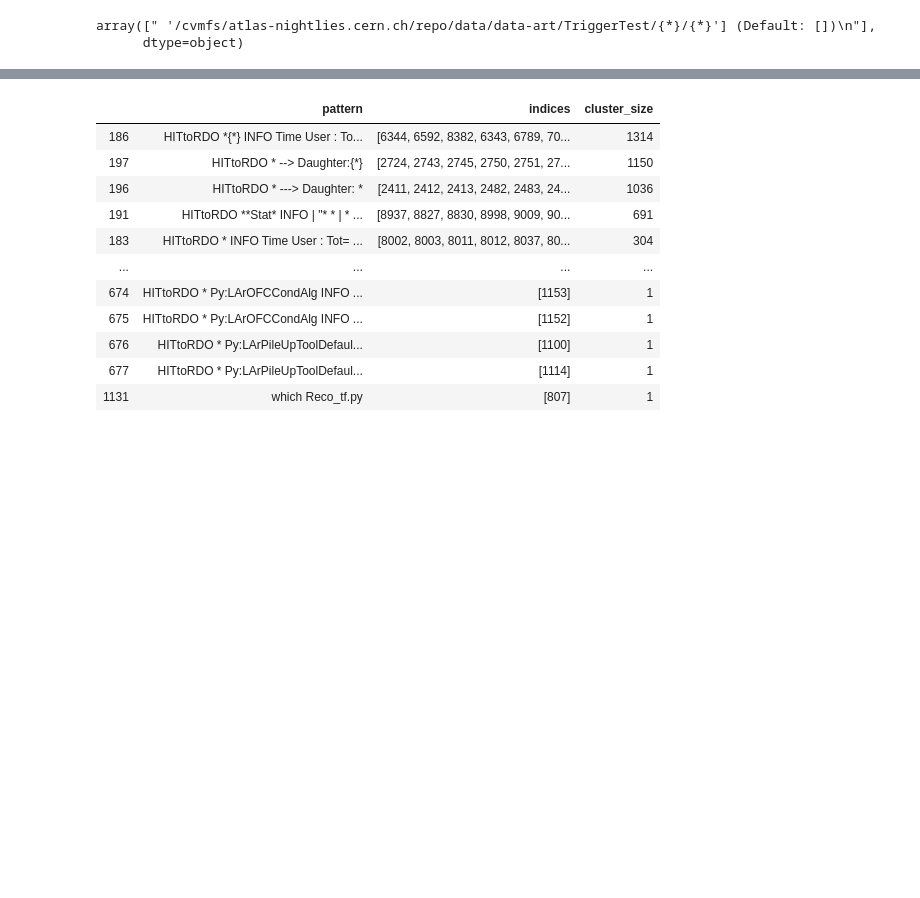
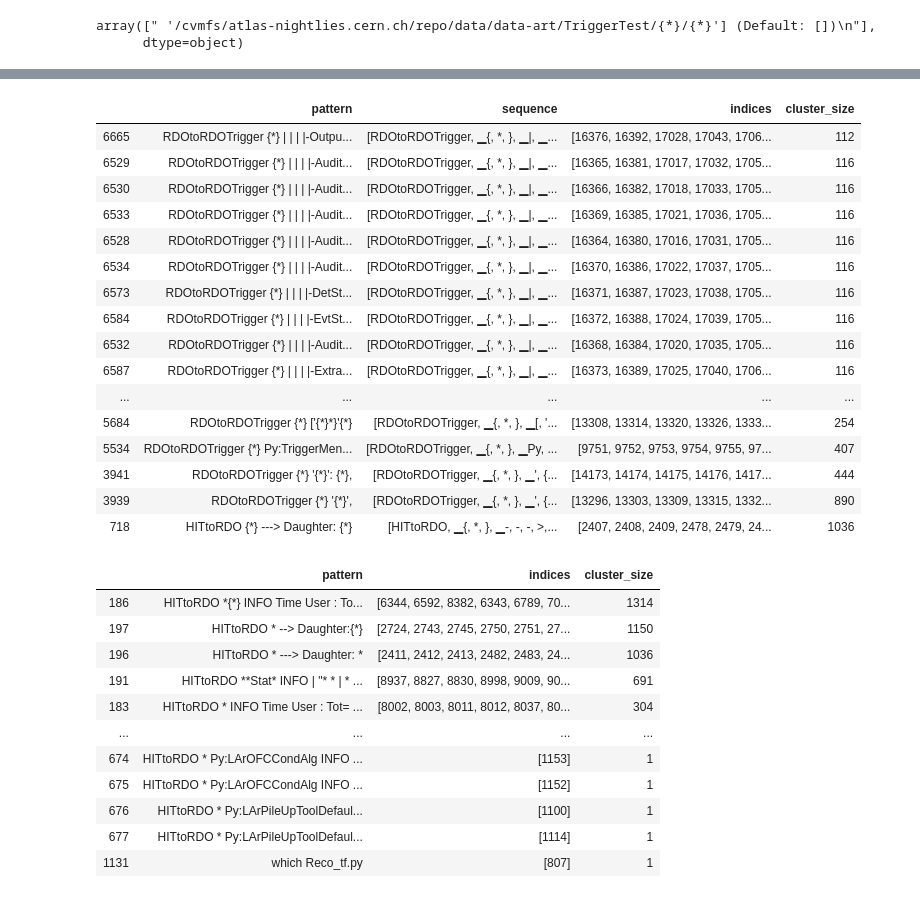
Before and after one commit to maria-grigorieva/ClusterLog, a Jupyter notebook: new_test.ipynb, the cells around one changed output, grey strips where cells are left out. Cells and saved outputs as stored; diff of their text form; code cells hidden in the pictures; blank space fills up the shorter version.

Commit message:
extended sent2vec + sequence lengths

```diff
--- a/new_test.ipynb
+++ b/new_test.ipynb
@@ -127,3 +159,23 @@ clusters
+# %%
+clusters.sort_values(by=['cluster_size'])
+# %% [output]
+|  | pattern | sequence | indices | cluster_size |
+| 6665 | RDOtoRDOTrigger {*} | | | |-Outpu... | [RDOtoRDOTrigger, ▁{, *, }, ▁|, ▁... | [16376, 16392, 17028, 17043, 1706... | 112 |
+| 6529 | RDOtoRDOTrigger {*} | | | |-Audit... | [RDOtoRDOTrigger, ▁{, *, }, ▁|, ▁... | [16365, 16381, 17017, 17032, 1705... | 116 |
+| 6530 | RDOtoRDOTrigger {*} | | | |-Audit... | [RDOtoRDOTrigger, ▁{, *, }, ▁|, ▁... | [16366, 16382, 17018, 17033, 1705... | 116 |
+| 6533 | RDOtoRDOTrigger {*} | | | |-Audit... | [RDOtoRDOTrigger, ▁{, *, }, ▁|, ▁... | [16369, 16385, 17021, 17036, 1705... | 116 |
+| 6528 | RDOtoRDOTrigger {*} | | | |-Audit... | [RDOtoRDOTrigger, ▁{, *, }, ▁|, ▁... | [16364, 16380, 17016, 17031, 1705... | 116 |
+| 6534 | RDOtoRDOTrigger {*} | | | |-Audit... | [RDOtoRDOTrigger, ▁{, *, }, ▁|, ▁... | [16370, 16386, 17022, 17037, 1705... | 116 |
+| 6573 | RDOtoRDOTrigger {*} | | | |-DetSt... | [RDOtoRDOTrigger, ▁{, *, }, ▁|, ▁... | [16371, 16387, 17023, 17038, 1705... | 116 |
+| 6584 | RDOtoRDOTrigger {*} | | | |-EvtSt... | [RDOtoRDOTrigger, ▁{, *, }, ▁|, ▁... | [16372, 16388, 17024, 17039, 1705... | 116 |
+| 6532 | RDOtoRDOTrigger {*} | | | |-Audit... | [RDOtoRDOTrigger, ▁{, *, }, ▁|, ▁... | [16368, 16384, 17020, 17035, 1705... | 116 |
+| 6587 | RDOtoRDOTrigger {*} | | | |-Extra... | [RDOtoRDOTrigger, ▁{, *, }, ▁|, ▁... | [16373, 16389, 17025, 17040, 1706... | 116 |
+| ... | ... | ... | ... | ... |
+| 5684 | RDOtoRDOTrigger {*} ['{*}*}'{*} | [RDOtoRDOTrigger, ▁{, *, }, ▁[, '... | [13308, 13314, 13320, 13326, 1333... | 254 |
+| 5534 | RDOtoRDOTrigger {*} Py:TriggerMen... | [RDOtoRDOTrigger, ▁{, *, }, ▁Py, ... | [9751, 9752, 9753, 9754, 9755, 97... | 407 |
+| 3941 | RDOtoRDOTrigger {*} '{*}': {*}, | [RDOtoRDOTrigger, ▁{, *, }, ▁', {... | [14173, 14174, 14175, 14176, 1417... | 444 |
+| 3939 | RDOtoRDOTrigger {*} '{*}', | [RDOtoRDOTrigger, ▁{, *, }, ▁', {... | [13296, 13303, 13309, 13315, 1332... | 890 |
+| 718 | HITtoRDO {*} ---> Daughter: {*} | [HITtoRDO, ▁{, *, }, ▁-, -, -, >,... | [2407, 2408, 2409, 2478, 2479, 24... | 1036 |
 # %%
 clusters.sort_values(by=['cluster_size'],ascending=False).to_csv('undrus_results.csv')
 # %%
```
Also changed, not shown: parts of 6 cells of this notebook, 9 other files.
